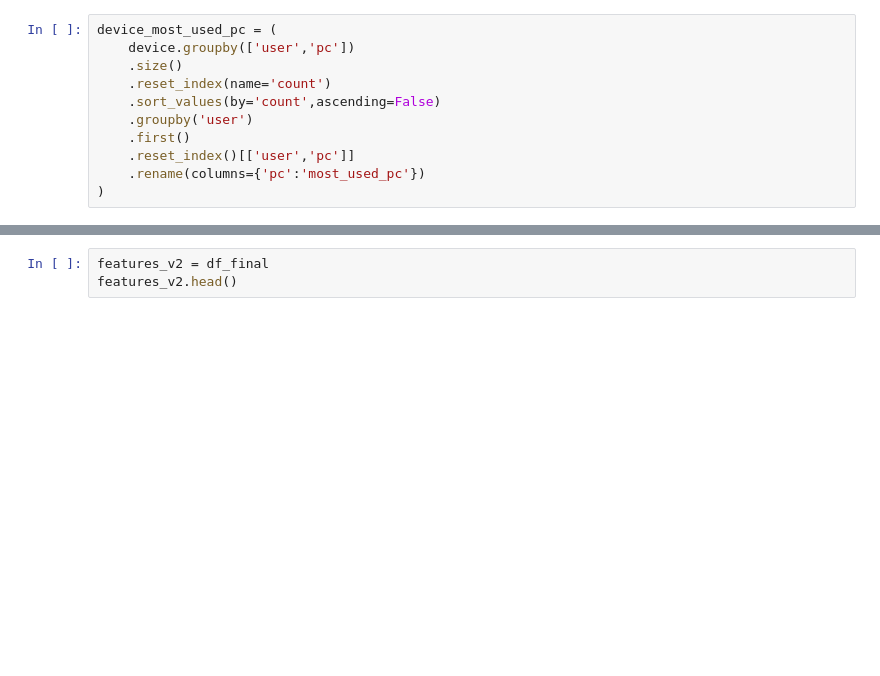
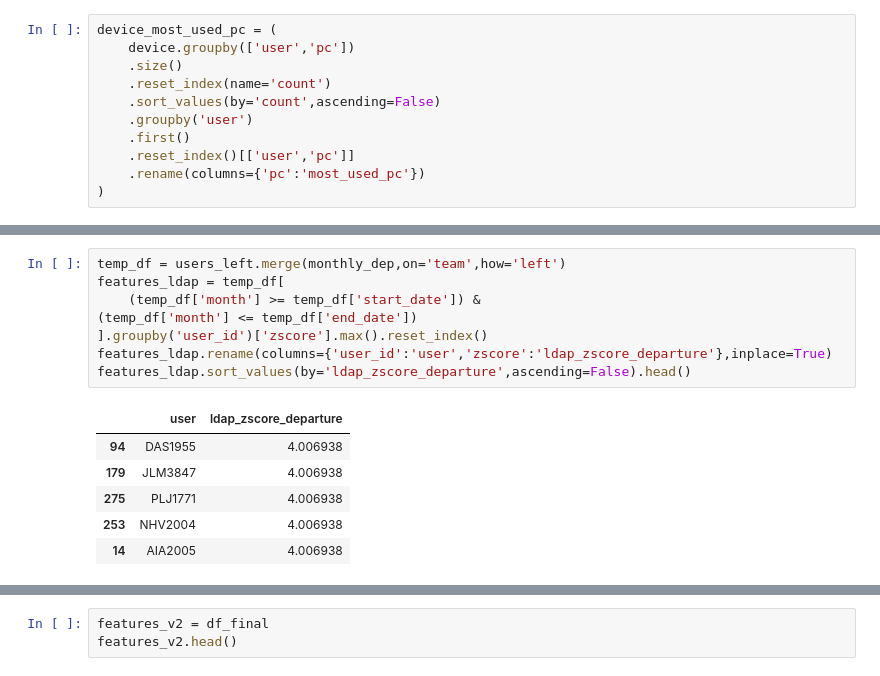
Before and after one commit to SamiKarboubi/CERT-Insider-Threat-Detection, a Jupyter notebook: features_extraction.ipynb, the cells around one changed output, grey strips where cells are left out. Drawn from its saved outputs; the diff is of its cells as text; blank space fills up the shorter version.

```diff
--- a/features_extraction.ipynb
+++ b/features_extraction.ipynb
@@ -1192,0 +1277,15 @@ features_device.head()
+# %%
+temp_df = users_left.merge(monthly_dep,on='team',how='left')
+features_ldap = temp_df[
+    (temp_df['month'] >= temp_df['start_date']) &
+(temp_df['month'] <= temp_df['end_date'])
+].groupby('user_id')['zscore'].max().reset_index()
+features_ldap.rename(columns={'user_id':'user','zscore':'ldap_zscore_departure'},inplace=True)
+features_ldap.sort_values(by='ldap_zscore_departure',ascending=False).head()
+# %% [output]
+|  | user | ldap_zscore_departure |
+| 94 | DAS1955 | 4.006938 |
+| 179 | JLM3847 | 4.006938 |
+| 275 | PLJ1771 | 4.006938 |
+| 253 | NHV2004 | 4.006938 |
+| 14 | AIA2005 | 4.006938 |
```
Also changed, not shown: parts of 17 cells of this notebook.
